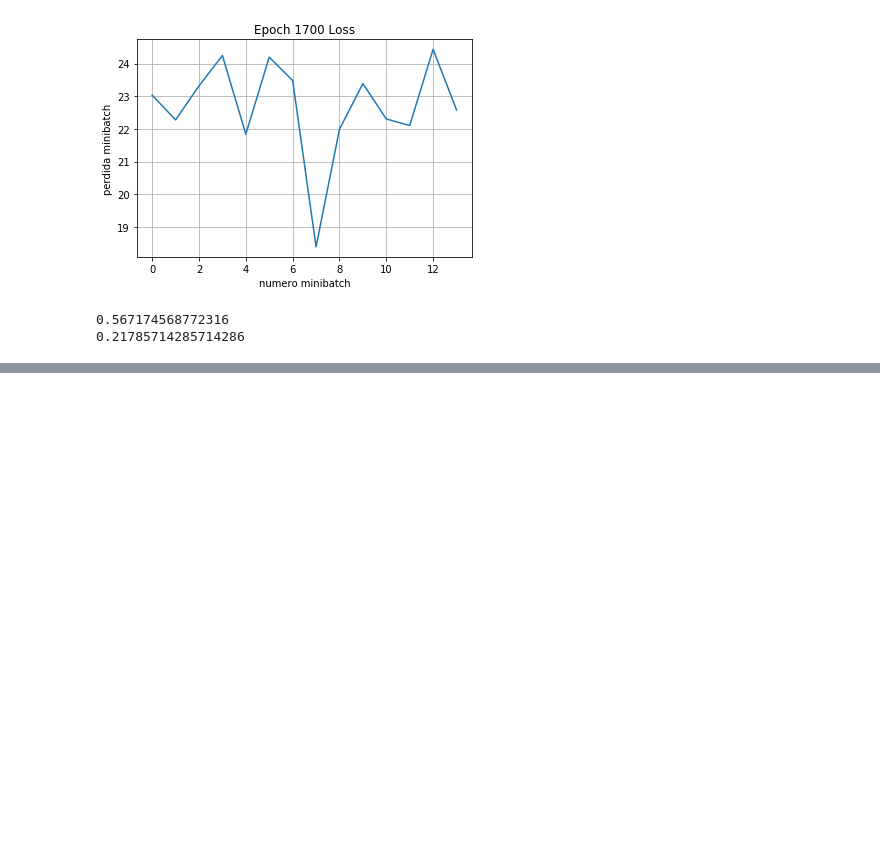
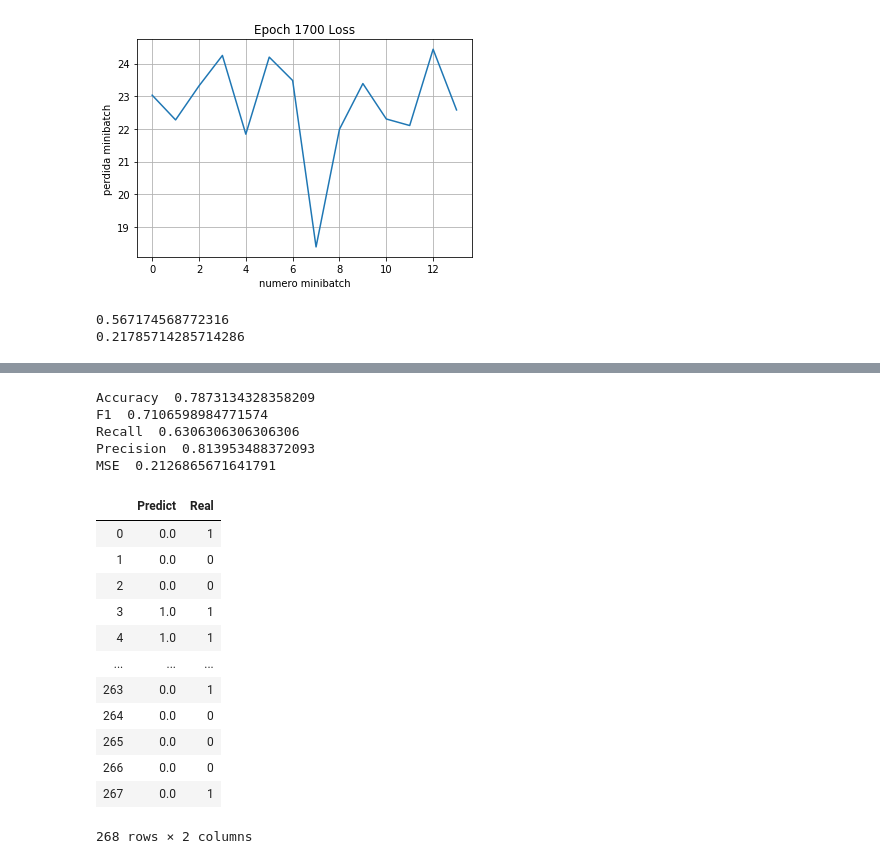
Before and after one commit to dvallesc/proyecto-StatisticalLearning, a Jupyter notebook: Proyecto_base.ipynb, the cells around one changed output, grey strips where cells are left out. Cells and saved outputs as stored; diff of their text form; code cells hidden in the pictures; blank space fills up the shorter version.

```diff
--- a/Proyecto_base.ipynb
+++ b/Proyecto_base.ipynb
@@ -792,0 +878,26 @@ Se debe realizar siguiendo los siguientes pasos:
+# %%
+mode = results.mode(axis = 'columns')
+final_results = pd.DataFrame({'Predict': mode[0].values, 'Real': prueba['passenger_survived'].values})
+printMetrics(final_results['Real'], final_results['Predict'])
+# %% [output]
+Accuracy  0.7873134328358209
+F1  0.7106598984771574
+Recall  0.6306306306306306
+Precision  0.813953488372093
+MSE  0.2126865671641791
+# %%
+final_results
+# %% [output]
+|  | Predict | Real |
+| 0 | 0.0 | 1 |
+| 1 | 0.0 | 0 |
+| 2 | 0.0 | 0 |
+| 3 | 1.0 | 1 |
+| 4 | 1.0 | 1 |
+| ... | ... | ... |
+| 263 | 0.0 | 1 |
+| 264 | 0.0 | 0 |
+| 265 | 0.0 | 0 |
+| 266 | 0.0 | 0 |
+| 267 | 0.0 | 1 |
+268 rows × 2 columns
```
Also changed, not shown: parts of 11 cells of this notebook.
